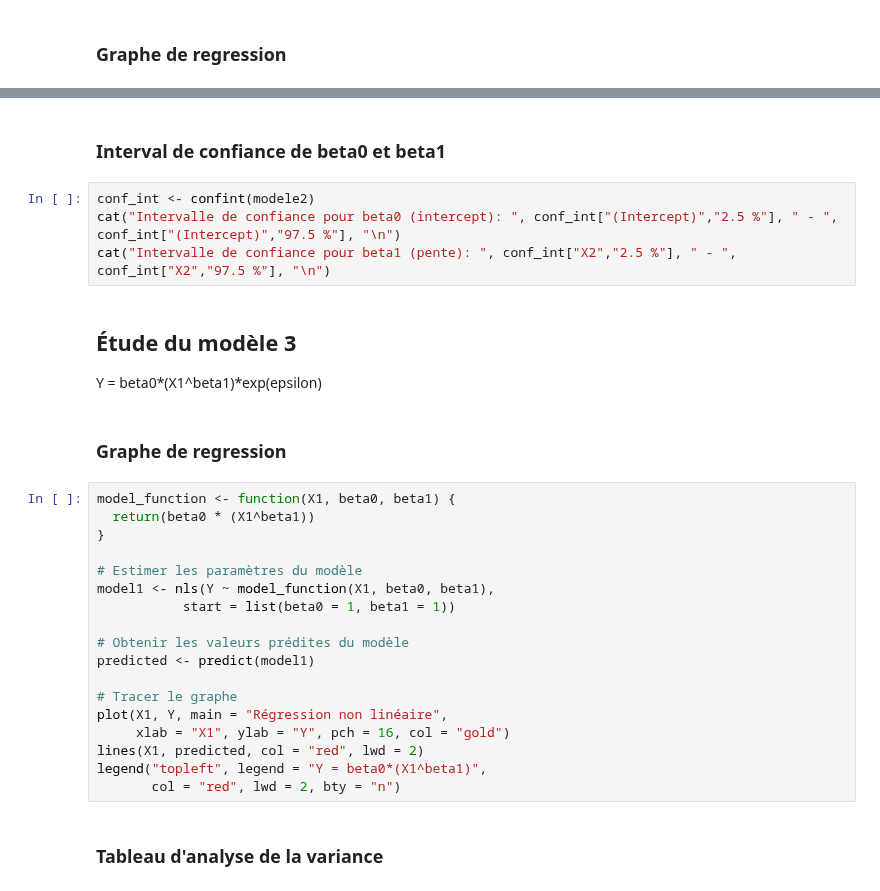
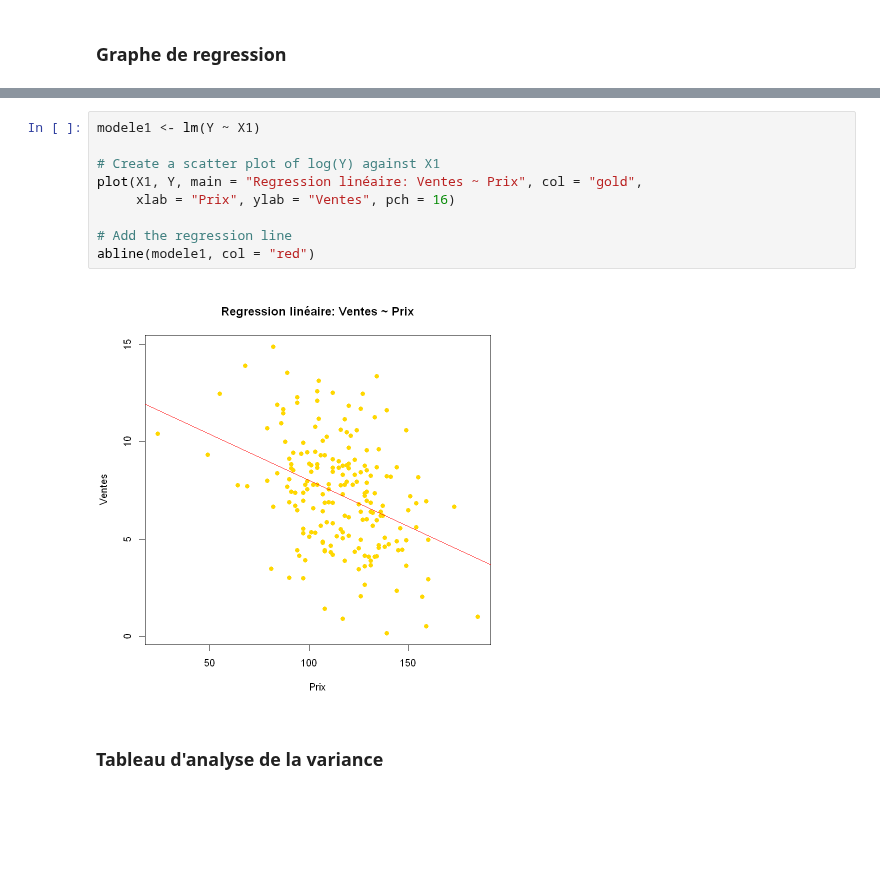
Before and after one commit to loic-hpp/Manage_Data_R, a Jupyter notebook: devoir.ipynb, the cells around one changed output, grey strips where cells are left out. Cells and saved outputs as stored; diff of their text form; blank space fills up the shorter version.

```diff
--- a/devoir.ipynb
+++ b/devoir.ipynb
@@ -141,32 +104,14 @@ plot(modele2)
-# %% [markdown]
-### Interval de confiance de beta0 et beta1
-# %%
-conf_int <- confint(modele2)
-cat("Intervalle de confiance pour beta0 (intercept): ", conf_int["(Intercept)","2.5 %"], " - ", conf_int["(Intercept)","97.5 %"], "\n")
-cat("Intervalle de confiance pour beta1 (pente): ", conf_int["X2","2.5 %"], " - ", conf_int["X2","97.5 %"], "\n")
-# %% [markdown]
-## Étude du modèle 3
-Y = beta0*(X1^beta1)*exp(epsilon)
-# %% [markdown]
-### Graphe de regression
-# %%
-model_function <- function(X1, beta0, beta1) {
-  return(beta0 * (X1^beta1))
-}
-
-# Estimer les paramètres du modèle
-model1 <- nls(Y ~ model_function(X1, beta0, beta1),
-           start = list(beta0 = 1, beta1 = 1))
-
-# Obtenir les valeurs prédites du modèle
-predicted <- predict(model1)
-
-# Tracer le graphe
-plot(X1, Y, main = "Régression non linéaire",
-     xlab = "X1", ylab = "Y", pch = 16, col = "gold")
-lines(X1, predicted, col = "red", lwd = 2)
-legend("topleft", legend = "Y = beta0*(X1^beta1)",
-       col = "red", lwd = 2, bty = "n")
+# %%
+modele1 <- lm(Y ~ X1)
+
+# Create a scatter plot of log(Y) against X1
+plot(X1, Y, main = "Regression linéaire: Ventes ~ Prix", col = "gold",
+     xlab = "Prix", ylab = "Ventes", pch = 16)
+
+# Add the regression line
+abline(modele1, col = "red")
+# %% [output]
+[figure, added]
 # %% [markdown]
 ### Tableau d'analyse de la variance
 # %%
```
Also changed, not shown: parts of 75 cells of this notebook.
